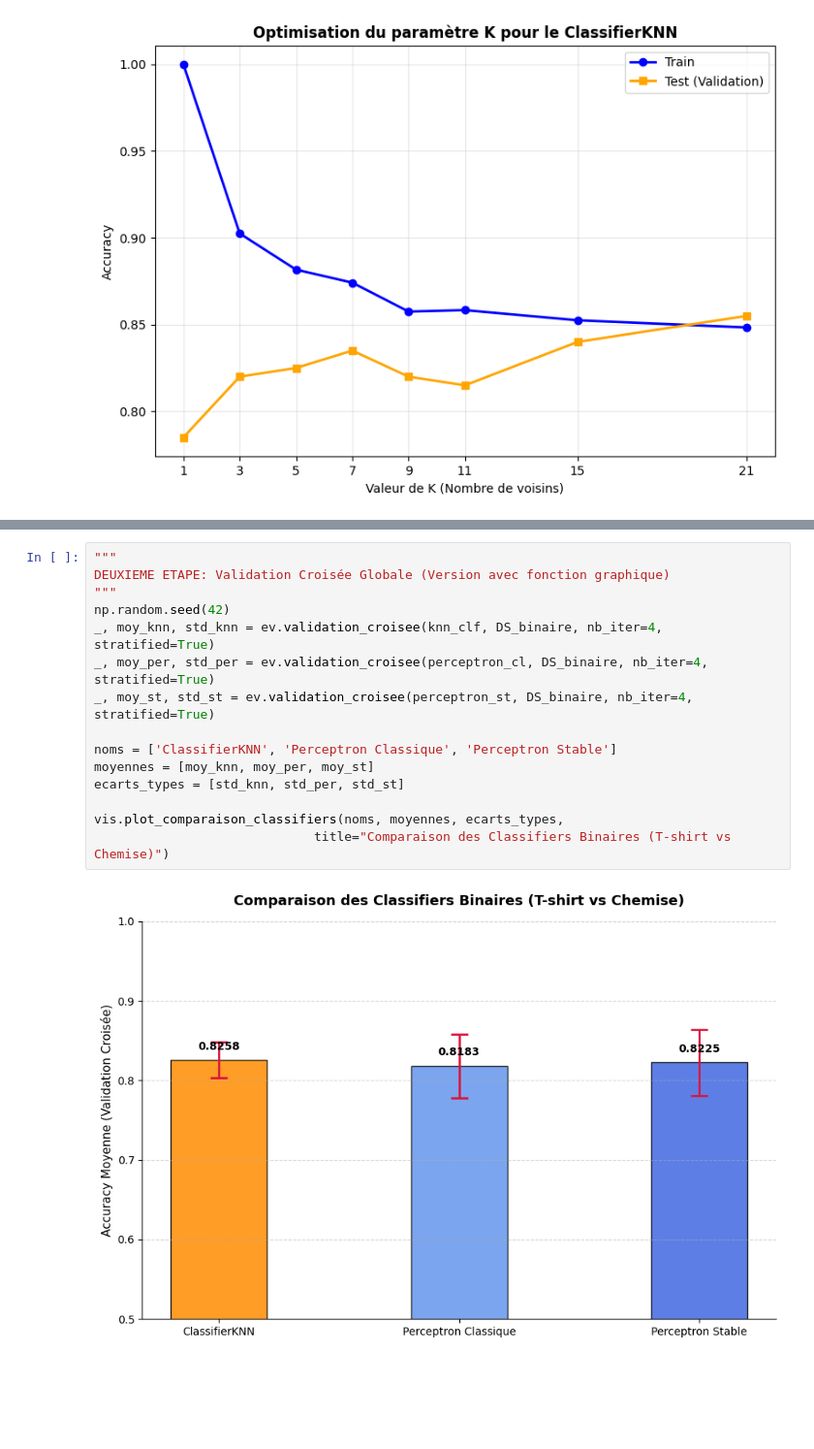
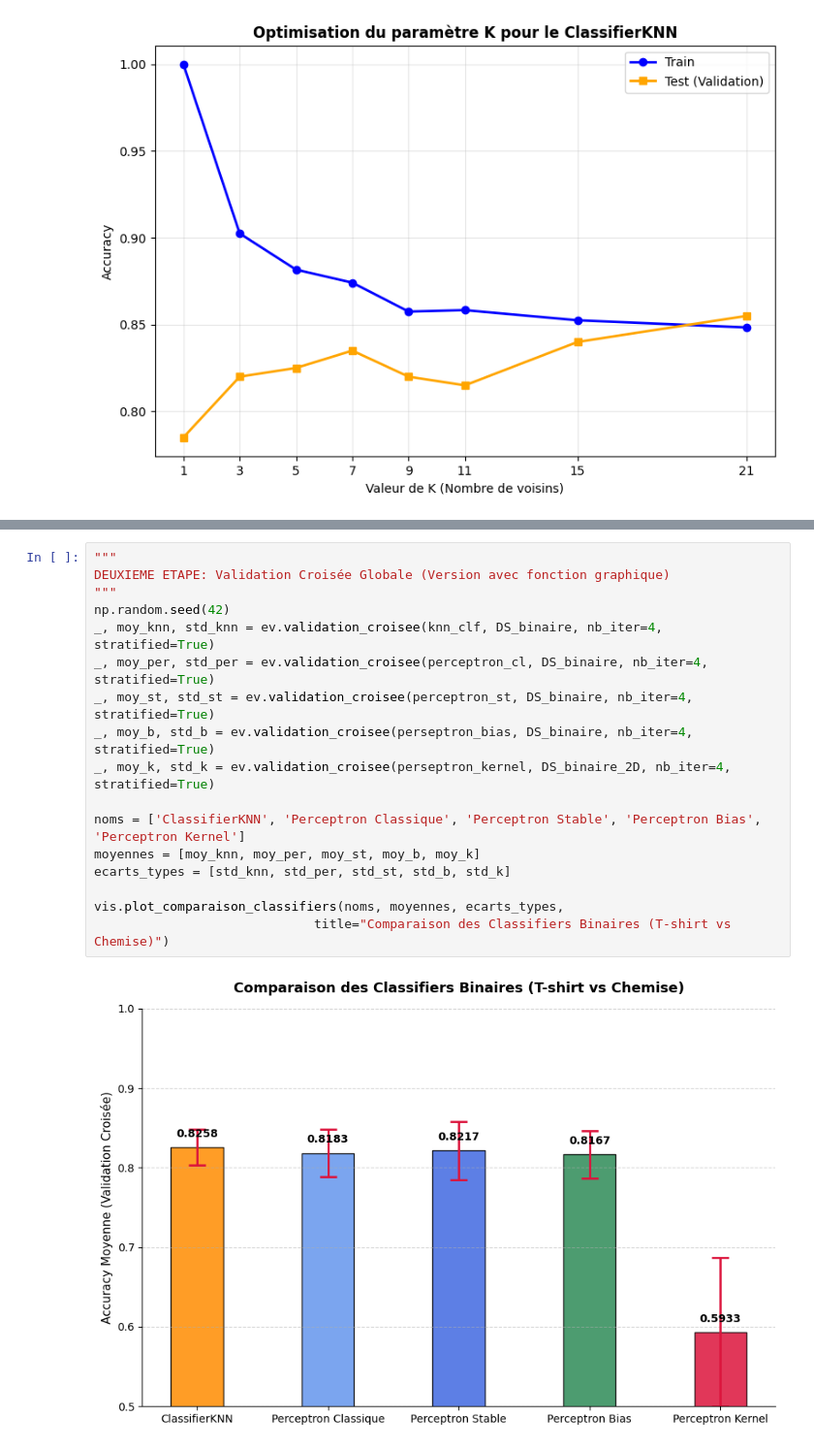
Before and after one commit to Aooooult/fashion-mnist-project, a Jupyter notebook: Projet/projet-GURENKO_NOEL.ipynb, the cells around one changed output, grey strips where cells are left out. Shown at 97% size. Cells and saved outputs as stored; diff of their text form; blank space fills up the shorter version.

```diff
--- a/Projet/projet-GURENKO_NOEL.ipynb
+++ b/Projet/projet-GURENKO_NOEL.ipynb
@@ -669,20 +883,22 @@ La fonction calcule ensuite deux indicateurs fondamentaux :
 # %%
 """
 DEUXIEME ETAPE: Validation Croisée Globale (Version avec fonction graphique)
 """
 np.random.seed(42)
 _, moy_knn, std_knn = ev.validation_croisee(knn_clf, DS_binaire, nb_iter=4, stratified=True)
 _, moy_per, std_per = ev.validation_croisee(perceptron_cl, DS_binaire, nb_iter=4, stratified=True)
 _, moy_st, std_st = ev.validation_croisee(perceptron_st, DS_binaire, nb_iter=4, stratified=True)
+_, moy_b, std_b = ev.validation_croisee(perseptron_bias, DS_binaire, nb_iter=4, stratified=True)
+_, moy_k, std_k = ev.validation_croisee(perseptron_kernel, DS_binaire_2D, nb_iter=4, stratified=True)
 
-noms = ['ClassifierKNN', 'Perceptron Classique', 'Perceptron Stable']
-moyennes = [moy_knn, moy_per, moy_st]
-ecarts_types = [std_knn, std_per, std_st]
+noms = ['ClassifierKNN', 'Perceptron Classique', 'Perceptron Stable', 'Perceptron Bias', 'Perceptron Kernel']
+moyennes = [moy_knn, moy_per, moy_st, moy_b, moy_k]
+ecarts_types = [std_knn, std_per, std_st, std_b, std_k]
 
 vis.plot_comparaison_classifiers(noms, moyennes, ecarts_types,
                              title="Comparaison des Classifiers Binaires (T-shirt vs Chemise)")
 # %% [output]
-[figure, old version]
+[figure, new version]
 # %%
 ### Analyse des Barres d'Erreur (Écarts-types)
 
```
Also changed, not shown: parts of 20 cells of this notebook, 1 other file.
